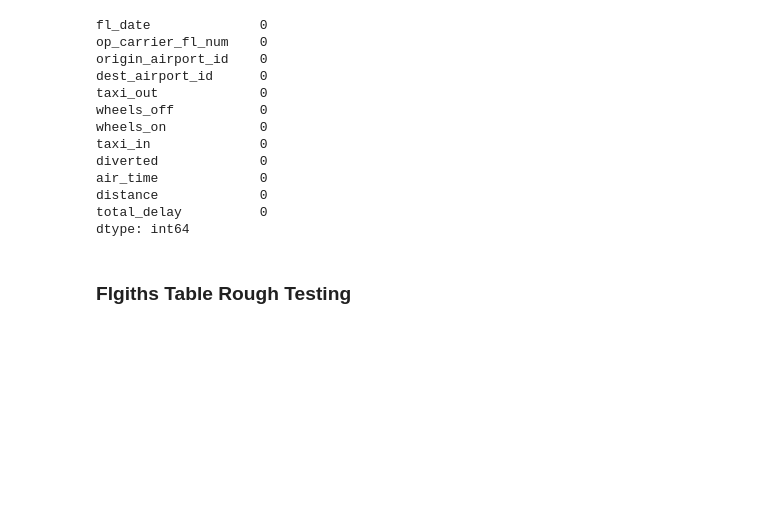
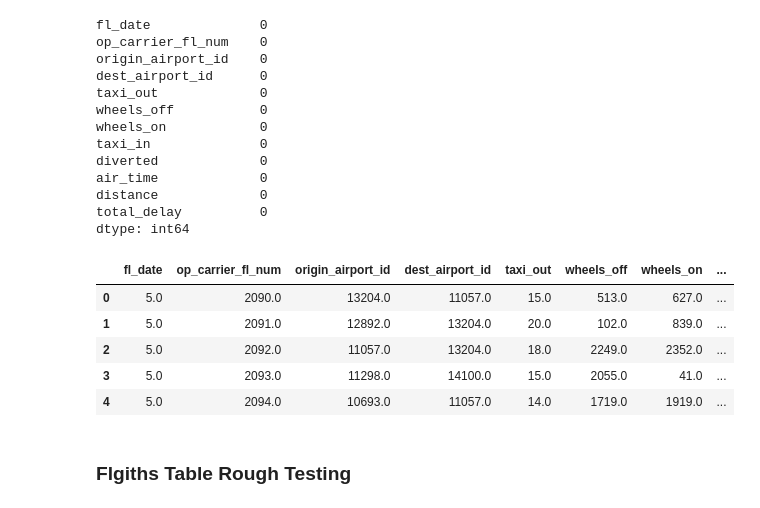
Before and after one commit to Leighson/lighthouse-midterm, a Jupyter notebook: Testing_Ground-George.ipynb, the cells around one changed output. Cells and saved outputs as stored; diff of their text form; code cells hidden in the pictures; blank space fills up the shorter version.

```diff
--- a/Testing_Ground-George.ipynb
+++ b/Testing_Ground-George.ipynb
@@ -210,6 +205,15 @@ air_time             0
 distance             0
 total_delay          0
 dtype: int64
+# %%
+test.head()
+# %% [output]
+|  | fl_date | op_carrier_fl_num | origin_airport_id | dest_airport_id | taxi_out | wheels_off | wheels_on | ... |
+| 0 | 5.0 | 2090.0 | 13204.0 | 11057.0 | 15.0 | 513.0 | 627.0 | ... |
+| 1 | 5.0 | 2091.0 | 12892.0 | 13204.0 | 20.0 | 102.0 | 839.0 | ... |
+| 2 | 5.0 | 2092.0 | 11057.0 | 13204.0 | 18.0 | 2249.0 | 2352.0 | ... |
+| 3 | 5.0 | 2093.0 | 11298.0 | 14100.0 | 15.0 | 2055.0 | 41.0 | ... |
+| 4 | 5.0 | 2094.0 | 10693.0 | 11057.0 | 14.0 | 1719.0 | 1919.0 | ... |
 # %% [markdown]
 ### Flgiths Table Rough Testing
 # %%
```
Also changed, not shown: parts of 10 cells of this notebook, 1 other file.
